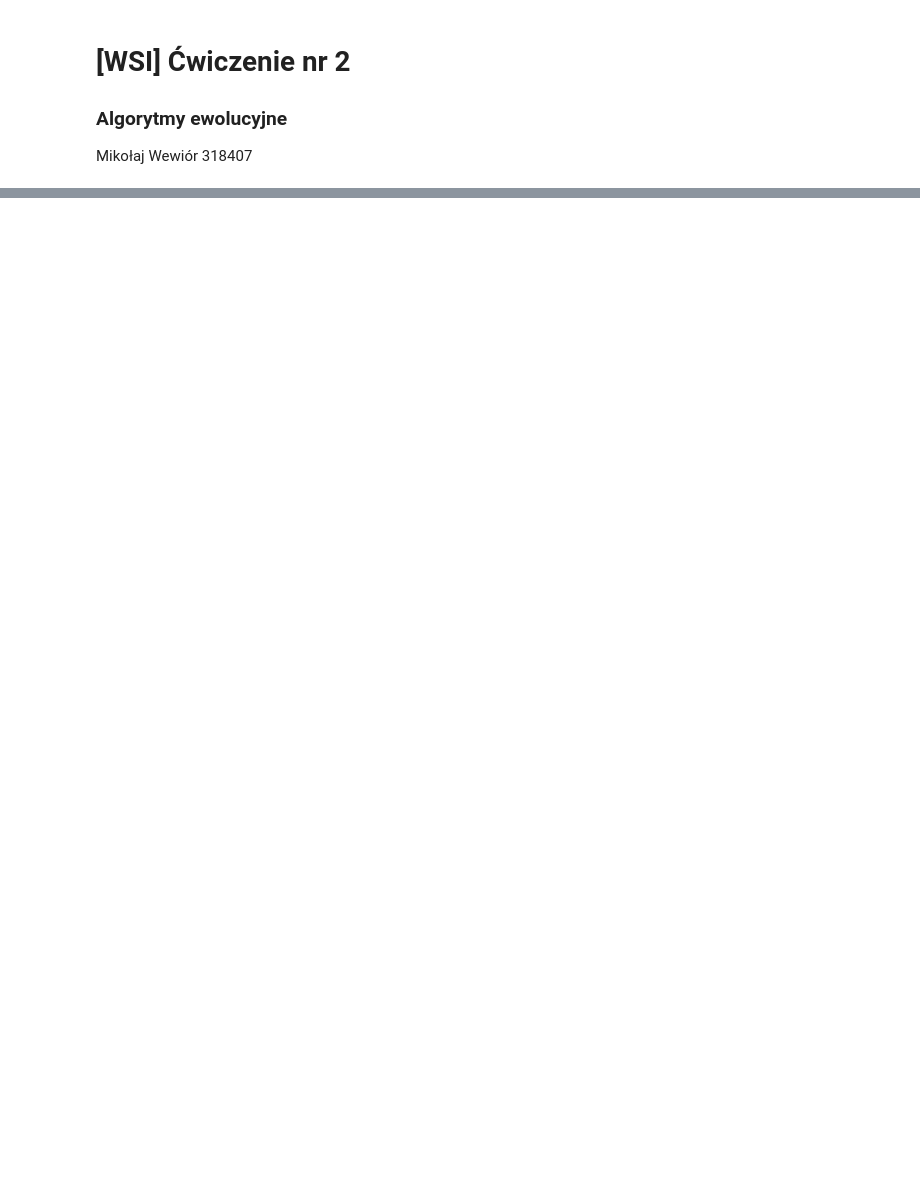
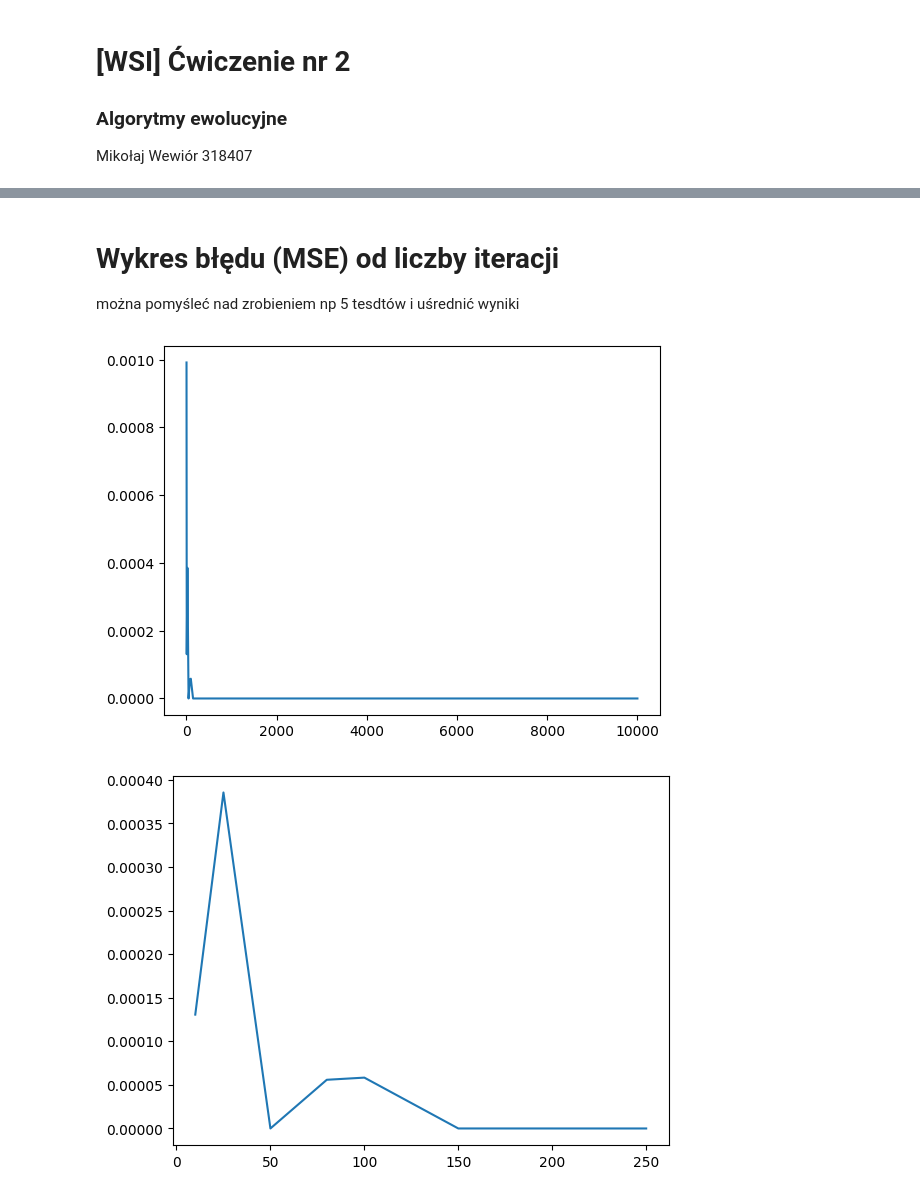
Before and after one commit to mwewior/introduction-to-ai, a Jupyter notebook: lab2/ewolucja.ipynb, the cells around one changed output, grey strips where cells are left out. Drawn from its saved outputs; the diff is of its cells as text; code cells hidden in the pictures; blank space fills up the shorter version.

```diff
--- a/lab2/ewolucja.ipynb
+++ b/lab2/ewolucja.ipynb
@@ -425,0 +484,47 @@ class Plotter:
+# %% [markdown]
+# Wykres błędu (MSE) od liczby iteracji </br>
+można pomyśleć nad zrobieniem np 5 tesdtów i uśrednić wyniki
+# %%
+testing_functions = [
+    # DropWave(DROP_BOUNDS, DIMENSIONS),
+    Griewank(GRIE_BOUNDS, DIMENSIONS),
+    Rastrigin(RAST_BOUNDS, DIMENSIONS)
+]
+
+testfun = Griewank(RAST_BOUNDS, DIMENSIONS)
+
+iteracje = []
+mse_i = []
+
+for iters in [5, 10, 25, 50, 80, 100, 150, 250, 500, 800, 1000, 2500, 5000, 8000, 10000]:
+    # for testfun in testing_functions:
+    plot = Plotter(testfun, PLOT_STEPS)
+    sigma = SIGMA
+    if testfun.name() == "Griewank": sigma = 2
+    # population = Evolution(testfun, ITERATIONS, POPULATION, PM, PC, sigma)
+    population = Evolution(testfun, iters, POPULATION, PM, PC, sigma)
+    best_fitnesses = []
+
+    t = 0
+    while t < population.iterations():
+        t+=1
+        population.new_generation()
+        best_fitnesses.append(population.best_fitness().value())
+    iteracje.append(iters)
+    mse_i.append(population.best_fitness().value()**2)
+results_i = [iteracje, mse_i]
+
+    # print(population.best_fitness().value())
+# %%
+
+plt.plot(iteracje, mse_i)
+plt.show()
+plt.plot(iteracje[1:8], mse_i[1:8])
+plt.show()
+plt.plot(iteracje[9::], mse_i[9::])
+plt.show()
+plt.plot(iteracje[-4::], mse_i[-4::])
+plt.show()
+# %% [output]
+[figure, added]
+[figure, added]
```
Also changed, not shown: parts of 16 cells of this notebook.
